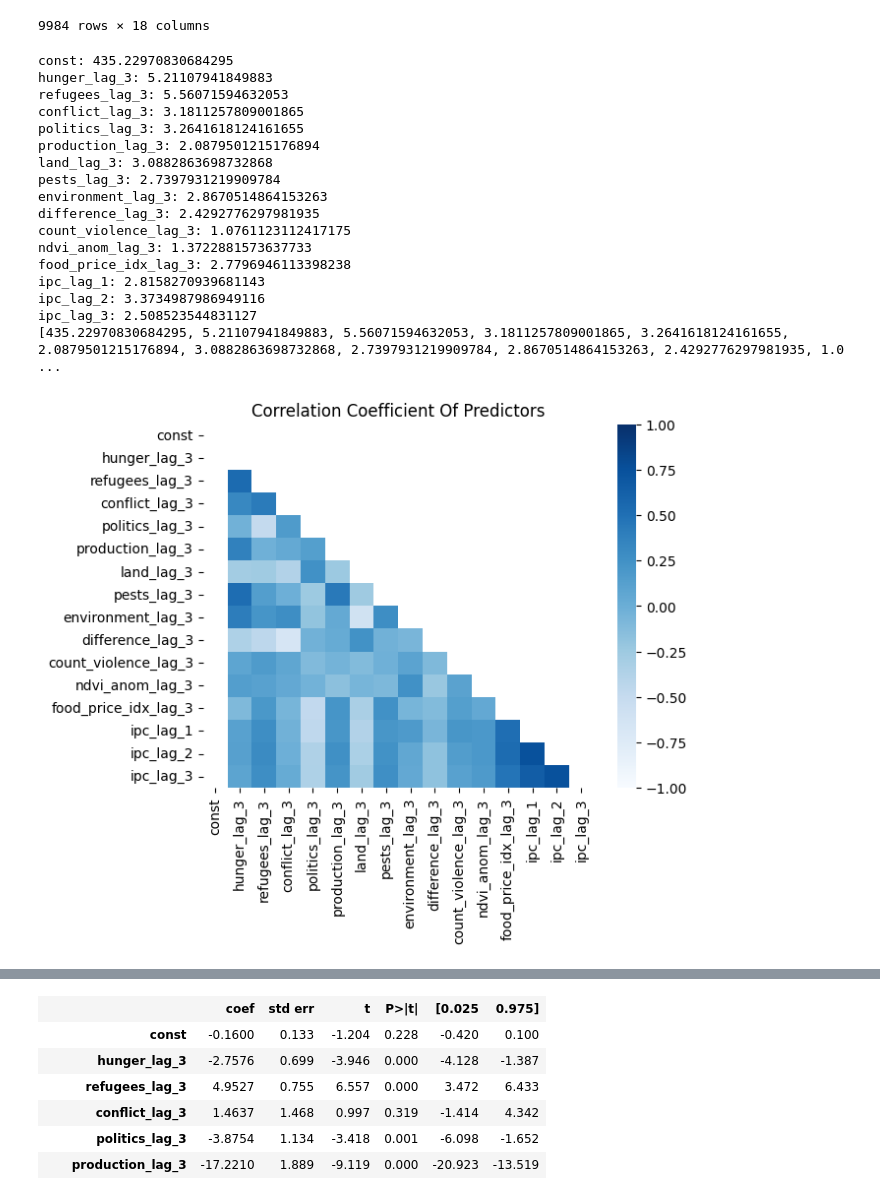
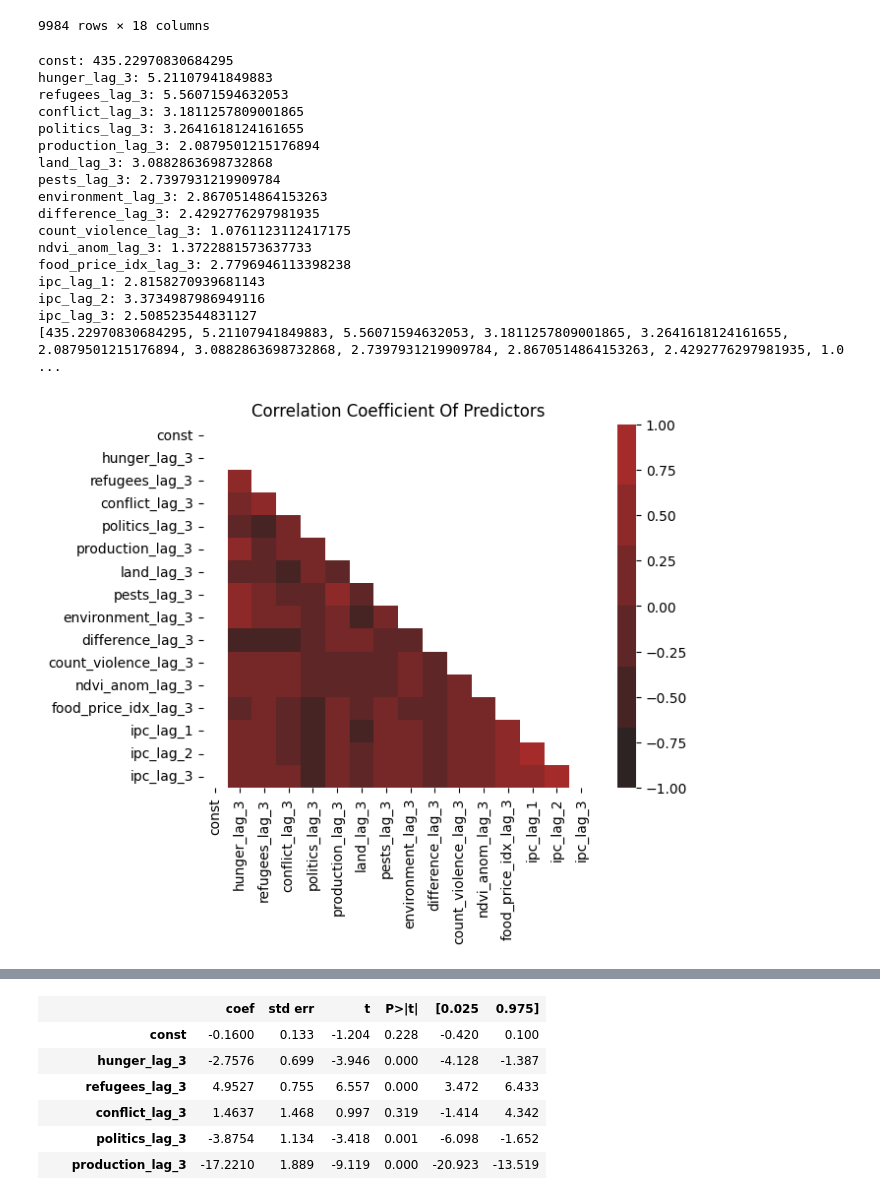
Before and after one commit to khknopp/JBG060-DC3, a Jupyter notebook: ForestPredictions.ipynb, the cells around one changed output, grey strips where cells are left out. Saved outputs shown, nothing was run; the diff lists cells and outputs as text; code cells hidden in the pictures.

```diff
--- a/ForestPredictions.ipynb
+++ b/ForestPredictions.ipynb
@@ -285,6 +286,8 @@ A
 |  | Yirol West | 0.029888 | 0.019967 | 0.003086 | 0.026871 | 0.017695 | ... |
 9984 rows × 18 columns
 # %%
+brown_palette = sns.dark_palette("brown")
+
 X = df[['hunger_lag_3', 'refugees_lag_3',
        'conflict_lag_3', 'politics_lag_3',
        'production_lag_3', 'land_lag_3', 'pests_lag_3',
@@ -315,35 +318,35 @@ fscore_by_class = {i+1: [] for i in range(5)}
 
 Xcopy = X.copy()
 Xcopy.dropna(inplace=True)
 vif = [variance_inflation_factor(Xcopy.values, i) for i in range(len(Xcopy.columns))]
 for i in range(len(Xcopy.columns)):
     print(f"{Xcopy.columns[i]}: {vif[i]}")
 print(vif)
 
 mask = np.triu(np.ones_like(X.corr(), dtype=bool))
 
-sns.heatmap(X.corr(), annot=False, mask=mask, vmin=-1, vmax=1, cmap='Blues')
+sns.heatmap(X.corr(), annot=False, mask=mask, vmin=-1, vmax=1, cmap=brown_palette)
 plt.title('Correlation Coefficient Of Predictors')
 plt.show()
 # %% [output]
 const: 435.22970830684295
 hunger_lag_3: 5.21107941849883
 refugees_lag_3: 5.56071594632053
 conflict_lag_3: 3.1811257809001865
 politics_lag_3: 3.2641618124161655
 production_lag_3: 2.0879501215176894
 land_lag_3: 3.0882863698732868
 pests_lag_3: 2.7397931219909784
 environment_lag_3: 2.8670514864153263
 difference_lag_3: 2.4292776297981935
 count_violence_lag_3: 1.0761123112417175
 ndvi_anom_lag_3: 1.3722881573637733
 food_price_idx_lag_3: 2.7796946113398238
 ipc_lag_1: 2.8158270939681143
 ipc_lag_2: 3.3734987986949116
 ipc_lag_3: 2.508523544831127
 [435.22970830684295, 5.21107941849883, 5.56071594632053, 3.1811257809001865, 3.2641618124161655, 2.0879501215176894, 3.0882863698732868, 2.7397931219909784, 2.8670514864153263, 2.4292776297981935, 1.0 ...
-[figure, old version]
+[figure, new version]
 # %%
 for train_index, val_index in cv.split(X): # Loop over the different training-test splits
 
```
Also changed, not shown: parts of 6 cells of this notebook.
